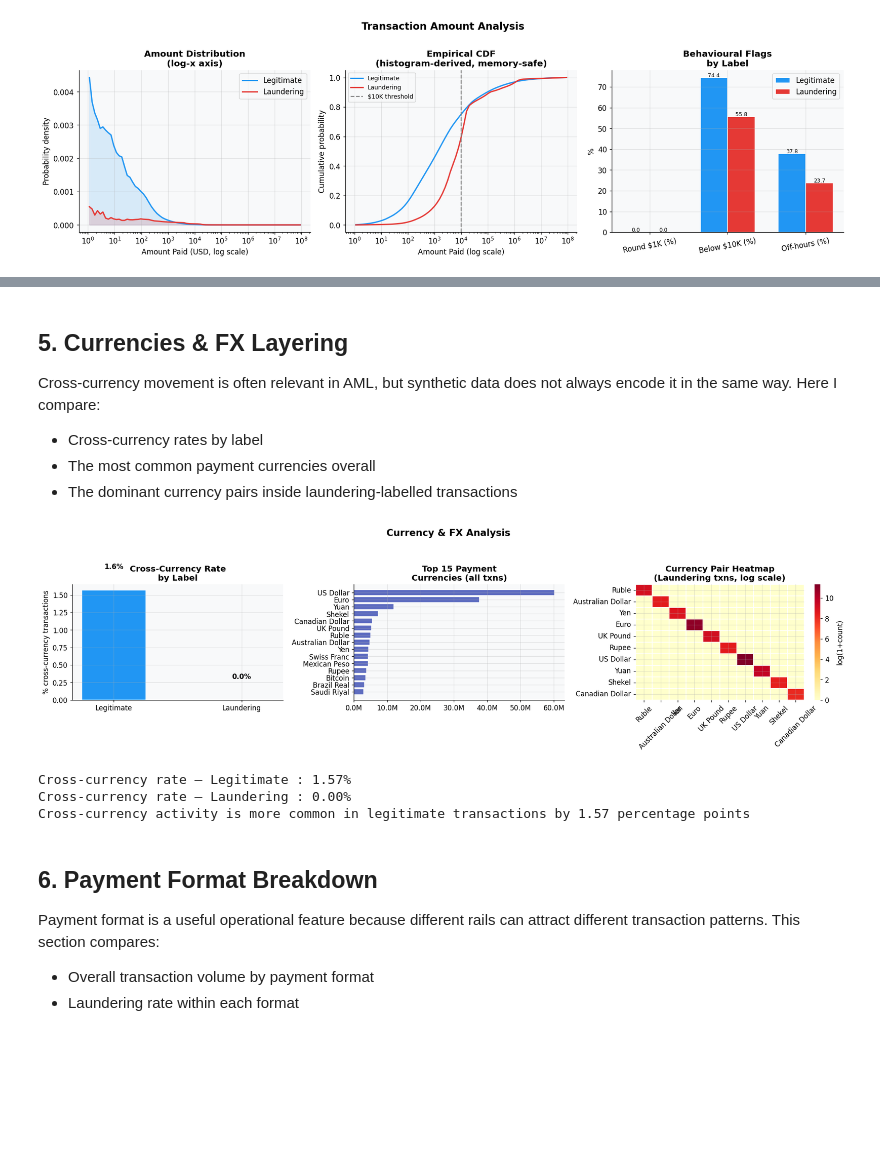
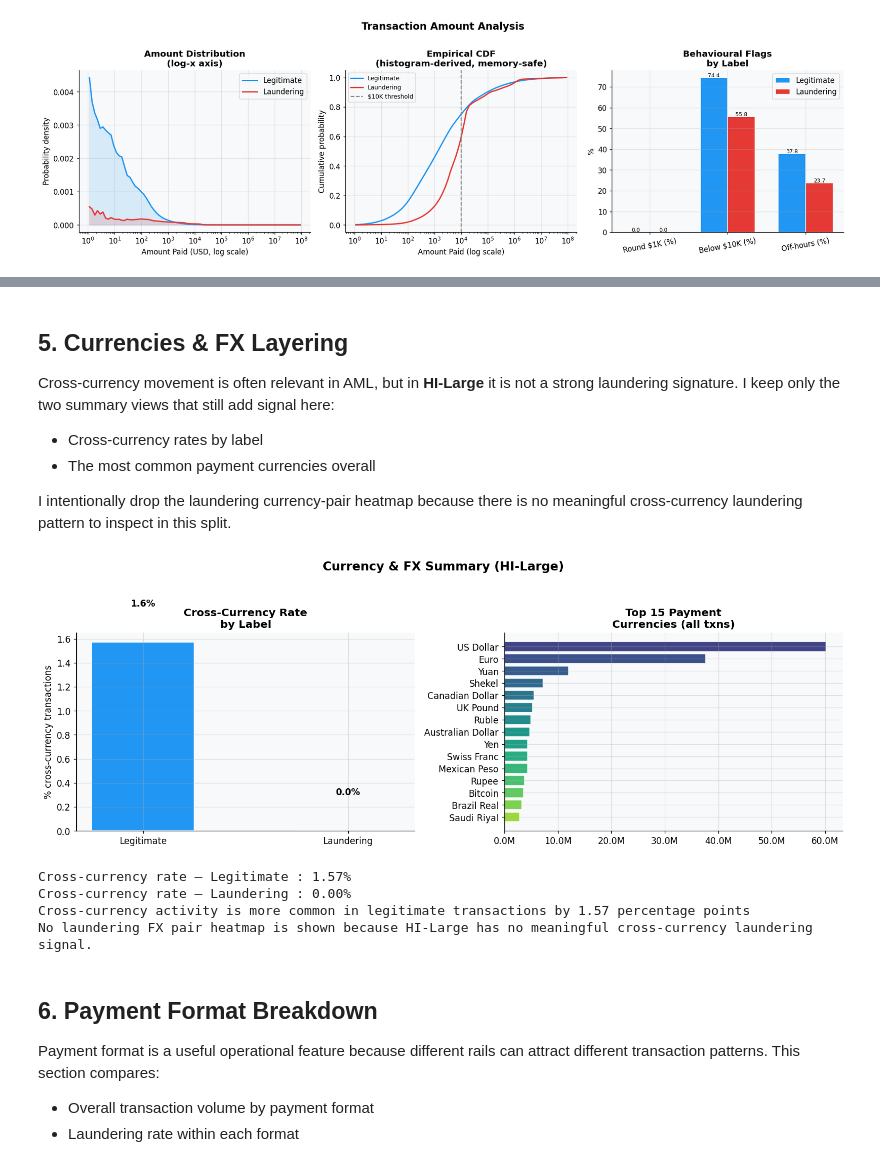
Before and after one commit to kenfus/aml-transaction-detection, a Jupyter notebook: notebooks/01_eda.ipynb, the cells around one changed output, grey strips where cells are left out. Cells and saved outputs as stored; diff of their text form; code cells hidden in the pictures; blank space fills up the shorter version.

Commit message:
Updated misleading plots, improved README, investigated regime-change starting 2023.

```diff
--- a/notebooks/01_eda.ipynb
+++ b/notebooks/01_eda.ipynb
@@ -227,7 +248,8 @@ fig, axes = plt.subplots(1, 2, figsize=(12, 4))
 ax = axes[0]
 bars = ax.bar(labels, counts, color=colors, edgecolor='white', linewidth=1.5, width=0.5)
 for bar, c in zip(bars, counts):
-    ax.text(bar.get_x() + bar.get_width()/2, bar.get_height()*1.01,
+    height = bar.get_height() * 0.95 if c/total > 0.05 else bar.get_height() * 1.01
+    ax.text(bar.get_x() + bar.get_width()/2, height,
             f'{c/1e6:.2f}M\n({c/total*100:.2f}%)',
             ha='center', fontweight='bold', fontsize=11)
 ax.set_title('Transaction Volume by Label', fontweight='bold')
@@ -245,7 +267,7 @@ for a in autotexts:
     a.set_fontweight('bold')
 ax.set_title('Proportion', fontweight='bold')
 
-plt.suptitle('Class Imbalance', fontsize=15, fontweight='bold', y=1.01)
+plt.suptitle('Class Imbalance', fontsize=15, fontweight='bold')
 plt.tight_layout()
 plt.show()
 plt.close('all')
@@ -403,10 +425,11 @@ gc.collect()
 ---
 ## 5. Currencies & FX Layering
 
-Cross-currency movement is often relevant in AML, but synthetic data does not always encode it in the same way. Here I compare:
+Cross-currency movement is often relevant in AML, but in **HI-Large** it is not a strong laundering signature. I keep only the two summary views that still add signal here:
 - Cross-currency rates by label
 - The most common payment currencies overall
-- The dominant currency pairs inside laundering-labelled transactions
+
+I intentionally drop the laundering currency-pair heatmap because there is no meaningful cross-currency laundering pattern to inspect in this split.
 # %%
 # Cross-currency rate by label
 cross_rate = (
@@ -425,78 +448,45 @@ top_pay_curr = (
     .collect()
 )
 
-# Currency conversion heatmap data (laundering only)
-# Top-10 currencies in laundering
-top10_laund_curr = (
-    lf.filter(pl.col('Is Laundering') == 1)
-    .group_by('Payment Currency')
-    .agg(pl.len().alias('cnt'))
-    .sort('cnt', descending=True)
-    .head(10)
-    .collect()['Payment Currency']
-    .to_list()
-)
-
-pair_heatmap = (
-    lf.filter(pl.col('Is Laundering') == 1)
-    .filter(pl.col('Payment Currency').is_in(top10_laund_curr))
-    .filter(pl.col('Receiving Currency').is_in(top10_laund_curr))
-    .group_by(['Payment Currency', 'Receiving Currency'])
-    .agg(pl.len().alias('count'))
-    .collect()
-    .pivot(values='count', index='Payment Currency', columns='Receiving Currency')
-    .fill_null(0)
-)
-
-fig, axes = plt.subplots(1, 3, figsize=(18, 5))
+fig, axes = plt.subplots(1, 2, figsize=(14, 5))
 
 # Cross-currency bar
 ax = axes[0]
 labels_cc = ['Legitimate', 'Laundering']
 vals_cc   = cross_rate['cross_pct'].to_list()
 bars = ax.bar(labels_cc, vals_cc, color=[C_LEGIT, C_FRAUD], edgecolor='white', width=0.5)
 for bar, v in zip(bars, vals_cc):
     ax.text(bar.get_x()+bar.get_width()/2, bar.get_height()+0.3,
             f'{v:.1f}%', ha='center', fontweight='bold')
 ax.set_ylabel('% cross-currency transactions')
 ax.set_title('Cross-Currency Rate\nby Label', fontweight='bold')
 
 # Top currencies bar
 ax = axes[1]
+colors_curr = plt.cm.viridis(np.linspace(0.2, 0.85, len(top_pay_curr)))
 ax.barh(
     top_pay_curr['Payment Currency'].to_list()[::-1],
     top_pay_curr['count'].to_list()[::-1],
-    color='#5C6BC0', edgecolor='white'
+    color=colors_curr[::-1], edgecolor='white'
 )
 ax.set_title('Top 15 Payment\nCurrencies (all txns)', fontweight='bold')
 ax.xaxis.set_major_formatter(mticker.FuncFormatter(lambda x,_: f'{x/1e6:.1f}M'))
 
-# Heatmap
-ax = axes[2]
-import pandas as pd
-hm_pd = pair_heatmap.to_pandas().set_index('Payment Currency').fillna(0)
-sns.heatmap(
-    np.log1p(hm_pd.values), ax=ax, cmap='YlOrRd',
-    xticklabels=hm_pd.columns, yticklabels=hm_pd.index,
-    linewidths=0.3, cbar_kws={'label': 'log(1+count)'}
-)
-ax.set_title('Currency Pair Heatmap\n(Laundering txns, log scale)', fontweight='bold')
-ax.tick_params(axis='x', rotation=45)
-ax.tick_params(axis='y', rotation=0)
-
-plt.suptitle('Currency & FX Analysis', fontsize=15, fontweight='bold', y=1.01)
+plt.suptitle('Currency & FX Summary (HI-Large)', fontsize=15, fontweight='bold', y=1.01)
 plt.tight_layout()
 plt.show()
 plt.close('all')
 
 print(f'Cross-currency rate — Legitimate : {vals_cc[0]:.2f}%')
 print(f'Cross-currency rate — Laundering : {vals_cc[1]:.2f}%')
 print(f'Cross-currency activity is more common in legitimate transactions by {vals_cc[0] - vals_cc[1]:.2f} percentage points')
+print('No laundering FX pair heatmap is shown because HI-Large has no meaningful cross-currency laundering signal.')
 # %% [output]
-[figure, old version]
+[figure, new version]
 Cross-currency rate — Legitimate : 1.57%
 Cross-currency rate — Laundering : 0.00%
 Cross-currency activity is more common in legitimate transactions by 1.57 percentage points
+No laundering FX pair heatmap is shown because HI-Large has no meaningful cross-currency laundering signal.
 # %% [markdown]
 <a id='6'></a>
 ---
```
Also changed, not shown: parts of 12 cells of this notebook, 2 other files.
